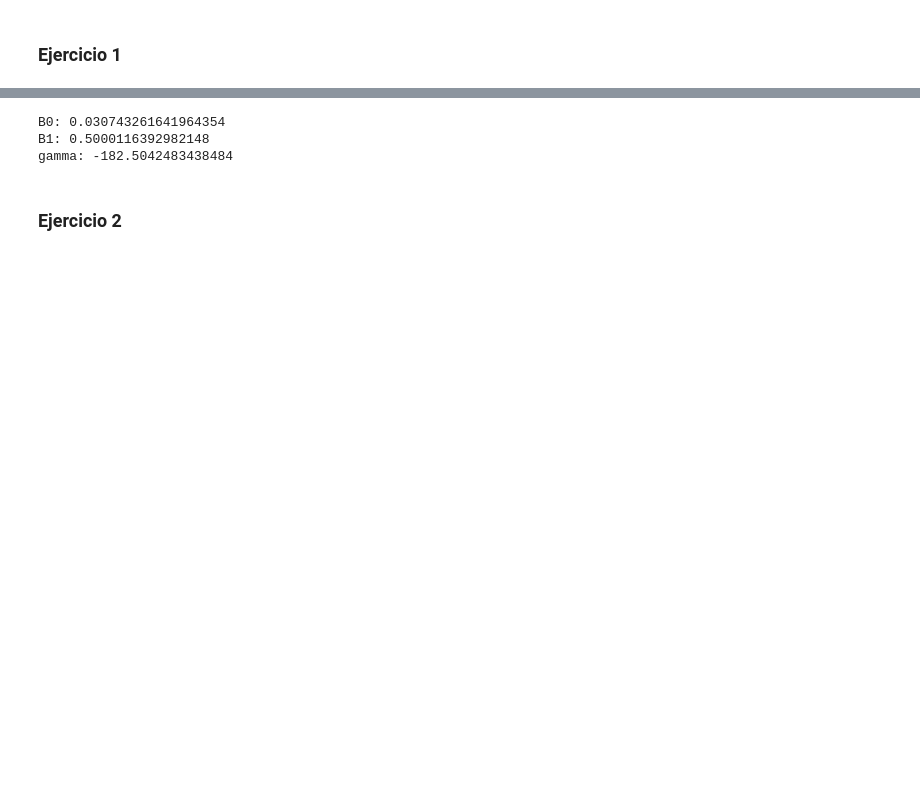
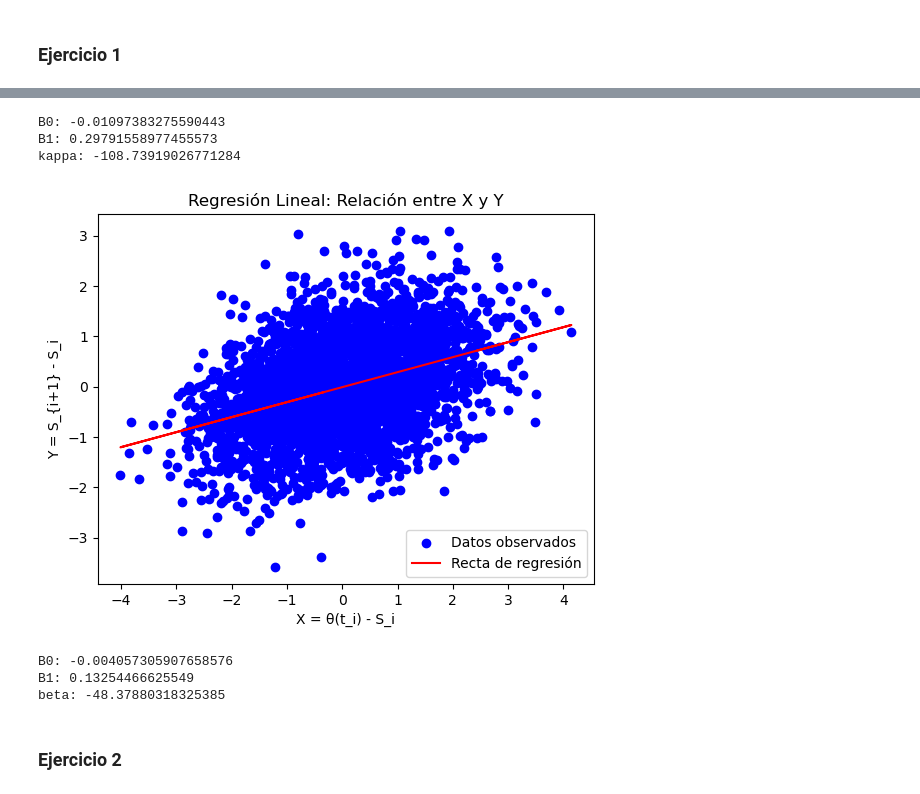
Before and after one commit to MarianoSanson/tp-viento, a Jupyter notebook: viento.ipynb, the cells around one changed output, grey strips where cells are left out. Cells and saved outputs as stored; diff of their text form; code cells hidden in the pictures; blank space fills up the shorter version.

```diff
--- a/viento.ipynb
+++ b/viento.ipynb
@@ -93,23 +107,63 @@ datos.head()
+# %%
+import numpy as np
+import matplotlib.pyplot as plt
+from sklearn.linear_model import LinearRegression
+
+# Suponiendo que ya tienes los datos cargados en un DataFrame llamado 'datos'
+# con las columnas 'X' y 'Y'.
+
+X = datos[['X']]  # Variable independiente: θ(t_i) - S_i
+Y = datos['Y']    # Variable dependiente: S_{i+1} - S_i
+
+# Ajustar el modelo de regresión lineal
+model = LinearRegression()
+model.fit(X, Y)
+
+# Obtener los parámetros de la regresión
+B0 = model.intercept_
+B1 = model.coef_[0]
+
+print(f"B0: {B0}")
+print(f"B1: {B1}")
+
+# Estimar kappa
+delta = 1/365
+kappa_estimado = -B1 / delta
+print(f"kappa: {kappa_estimado}")
+
+# Graficar los datos y la recta de regresión
+plt.scatter(X, Y, color='blue', label='Datos observados')
+plt.plot(X, B0 + B1 * X, color='red', label='Recta de regresión')
+plt.xlabel('X = θ(t_i) - S_i')
+plt.ylabel('Y = S_{i+1} - S_i')
+plt.title('Regresión Lineal: Relación entre X y Y')
+plt.legend()
+plt.show()
+# %% [output]
+B0: -0.01097383275590443
+B1: 0.29791558977455573
+kappa: -108.73919026771284
+[figure, added]
 # %%
-X = datos[['H']]  # La variable independiente es X = D_i
-Y = datos['wind gap norte sur']    # La variable dependiente es Y = D_{i+1} - D_i
+X_2 = datos[['wind gap norte sur']] # La variable independiente es X = D_i
+Y_2 = datos['H'] # La variable dependiente es Y = D_{i+1} - D_i
 
-regresion_diferencia_regional = LinearRegression()
-regresion_diferencia_regional.fit(X, Y)
+H = LinearRegression()
+H.fit(X_2, Y_2)
 
-B0 = regresion_diferencia_regional.intercept_
-B1 = regresion_diferencia_regional.coef_[0]
+B0 = H.intercept_
+B1 = H.coef_[0]
 
 print(f"B0: {B0}")
 print(f"B1: {B1}")
 
 delta = 1/365
-gamma_estimado = -B1 / delta
-print(f"gamma: {gamma_estimado}")
+beta_estimado = -B1 / delta
+print(f"beta: {beta_estimado}")
 # %% [output]
-B0: 0.030743261641964354
-B1: 0.5000116392982148
-gamma: -182.5042483438484
+B0: -0.004057305907658576
+B1: 0.13254466625549
+beta: -48.37880318325385
 # %% [markdown]
 ### Ejercicio 2
 # %%
```
Also changed, not shown: parts of 12 cells of this notebook.
